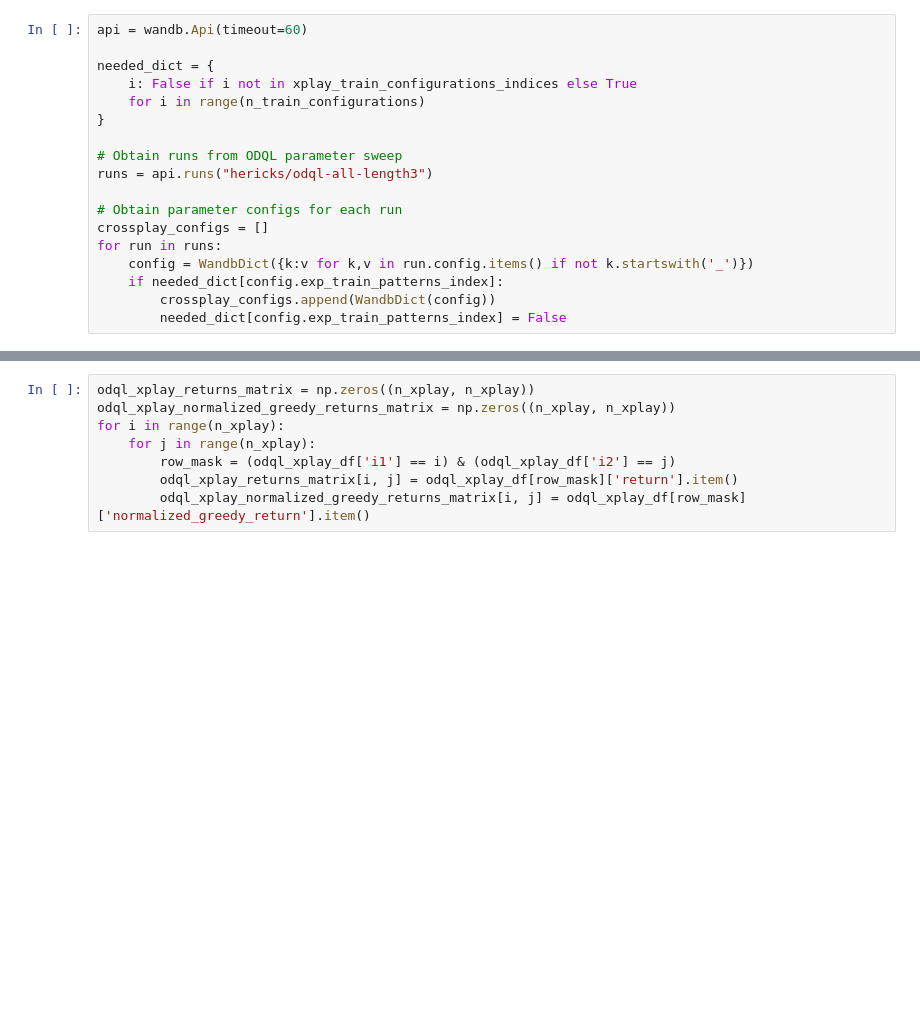
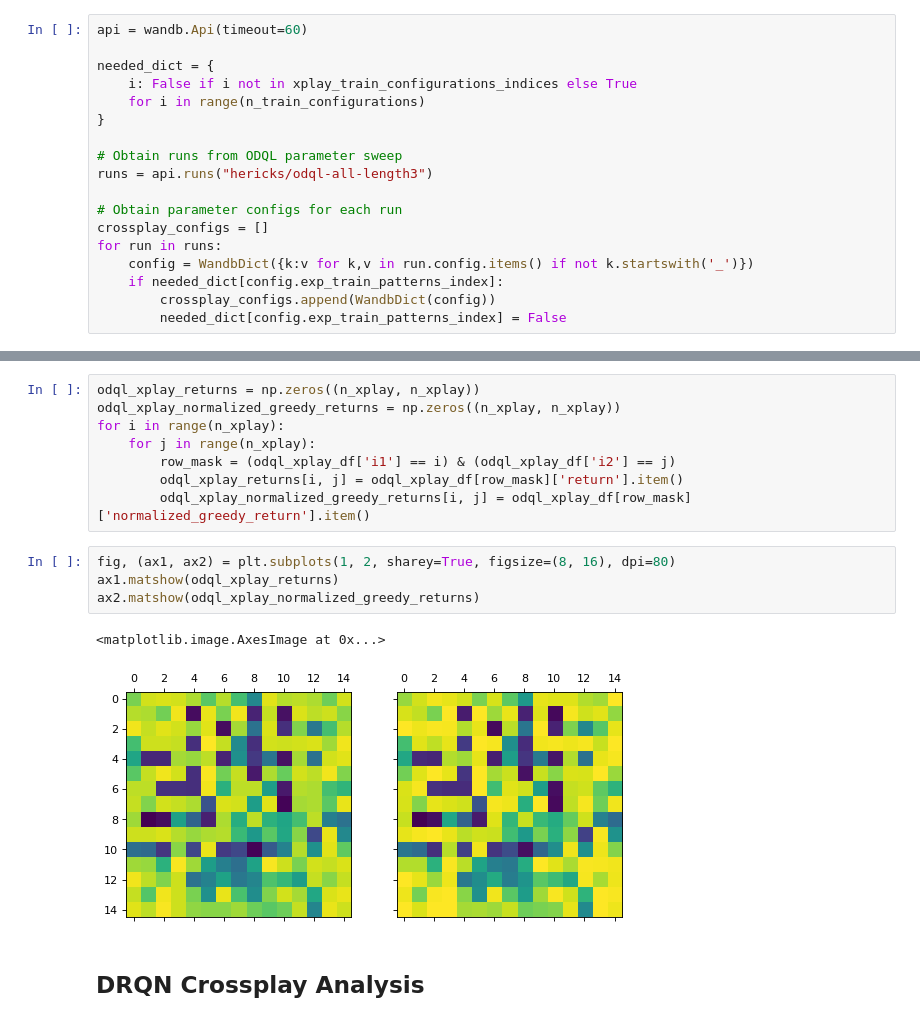
Before and after one commit to hericks/online-lever-adaptation, a Jupyter notebook: experiments/eval_all_length3.ipynb, the cells around one changed output, grey strips where cells are left out. Saved outputs shown, nothing was run; the diff lists cells and outputs as text; blank space fills up the shorter version.

```diff
--- a/experiments/eval_all_length3.ipynb
+++ b/experiments/eval_all_length3.ipynb
@@ -438,8 +517,17 @@ ODQL Crossplay: 83.51 | 88.54 (greedy)
 # %%
-odql_xplay_returns_matrix = np.zeros((n_xplay, n_xplay))
-odql_xplay_normalized_greedy_returns_matrix = np.zeros((n_xplay, n_xplay))
+odql_xplay_returns = np.zeros((n_xplay, n_xplay))
+odql_xplay_normalized_greedy_returns = np.zeros((n_xplay, n_xplay))
 for i in range(n_xplay):
     for j in range(n_xplay):
         row_mask = (odql_xplay_df['i1'] == i) & (odql_xplay_df['i2'] == j)
-        odql_xplay_returns_matrix[i, j] = odql_xplay_df[row_mask]['return'].item()
-        odql_xplay_normalized_greedy_returns_matrix[i, j] = odql_xplay_df[row_mask]['normalized_greedy_return'].item()
+        odql_xplay_returns[i, j] = odql_xplay_df[row_mask]['return'].item()
+        odql_xplay_normalized_greedy_returns[i, j] = odql_xplay_df[row_mask]['normalized_greedy_return'].item()
+# %%
+fig, (ax1, ax2) = plt.subplots(1, 2, sharey=True, figsize=(8, 16), dpi=80)
+ax1.matshow(odql_xplay_returns)
+ax2.matshow(odql_xplay_normalized_greedy_returns)
+# %% [output]
+<matplotlib.image.AxesImage at 0x...>
+[figure, added]
+# %% [markdown]
+## DRQN Crossplay Analysis
```
Also changed, not shown: parts of 21 cells of this notebook.
